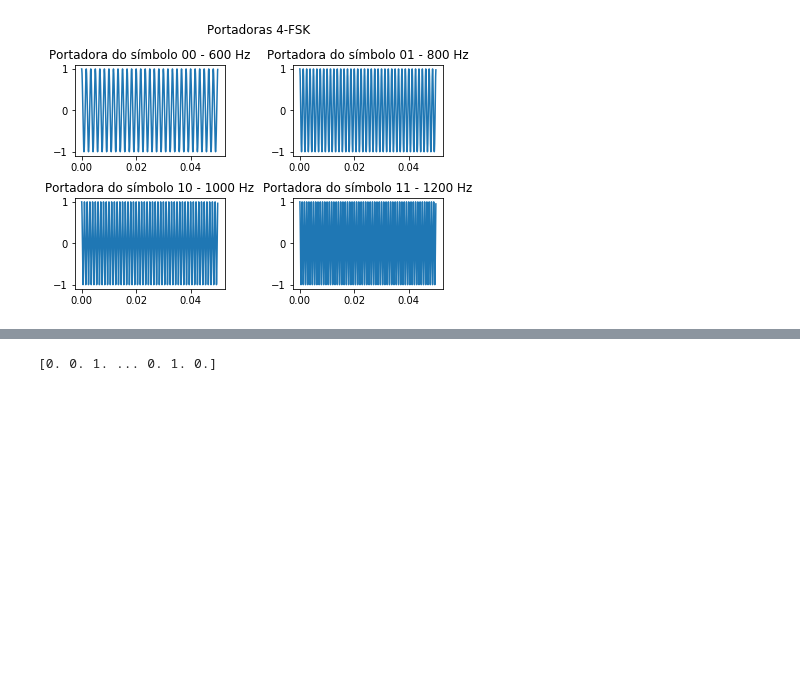
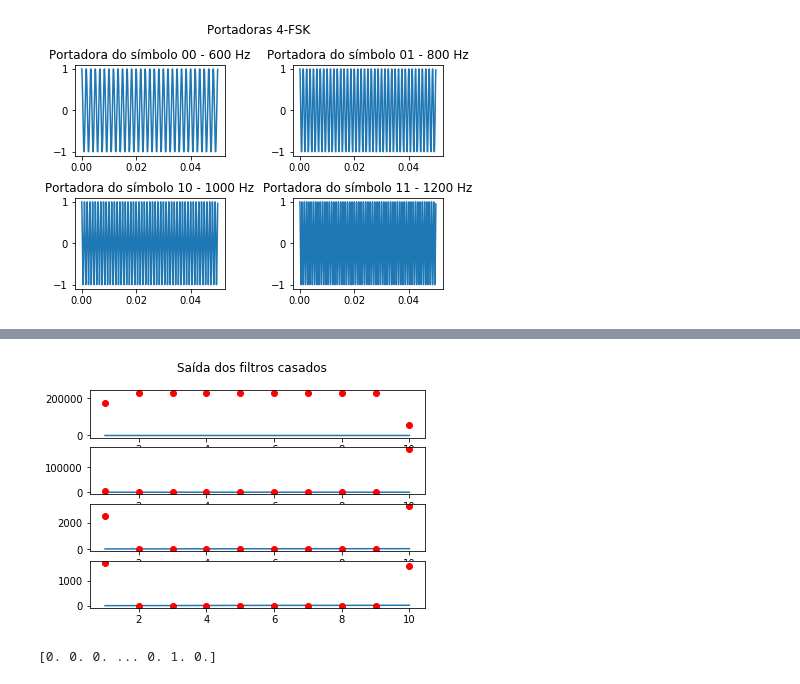
Before and after one commit to Saraso1408/Modem, a Jupyter notebook: Detector_v3.ipynb, the cells around one changed output, grey strips where cells are left out. Cells and saved outputs as stored; diff of their text form; code cells hidden in the pictures; blank space fills up the shorter version.

```diff
--- a/Detector_v3.ipynb
+++ b/Detector_v3.ipynb
@@ -460,8 +492,26 @@ plt.show()
+# %%
+# Saída dos filtros casados, mas com ZOOM.
+
+t = [1, 2, 3, 4, 5, 6, 7, 8, 9, 10]
+t_amostra = [1, 2, 3, 4, 5, 6, 7, 8, 9, 10]
+
+fig, axs = plt.subplots(4)
+fig.suptitle('Saída dos filtros casados')
+axs[0].plot(t,casado_1[0:10])
+axs[0].plot(t_amostra,amostra_casado1[0:10],'or')
+axs[1].plot(t,casado_2[0:10])
+axs[1].plot(t_amostra,amostra_casado2[0:10],'or')
+axs[2].plot(t,casado_3[0:10])
+axs[2].plot(t_amostra,amostra_casado3[0:10],'or')
+axs[3].plot(t,casado_4[0:10])
+axs[3].plot(t_amostra,amostra_casado4[0:10],'or')
+plt.show()
+# %% [output]
+[figure, added]
 # %%
 # Comparação posição a posição do vetor de saída de cada filtro.
 
 a1 = len(amostra_casado1)
-a2 = len(amostra_casado2)
 vetor_final4 = []
 
 for i in range(0, a1, 1):
@@ -477,7 +527,7 @@ for i in range(0, a1, 1):
 print(vetor_final4)
 vetor_final4 = vetor_final4.astype(int)
 # %% [output]
-[0. 0. 1. ... 0. 1. 0.]
+[0. 0. 0. ... 0. 1. 0.]
 # %%
 print(type(vetor_final4))
 vetor_final4 = list(vetor_final4)
```
Also changed, not shown: parts of 30 cells of this notebook.
